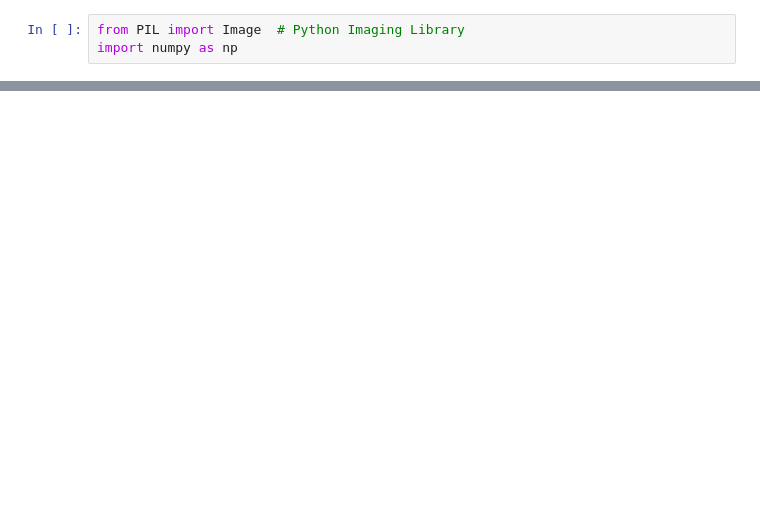
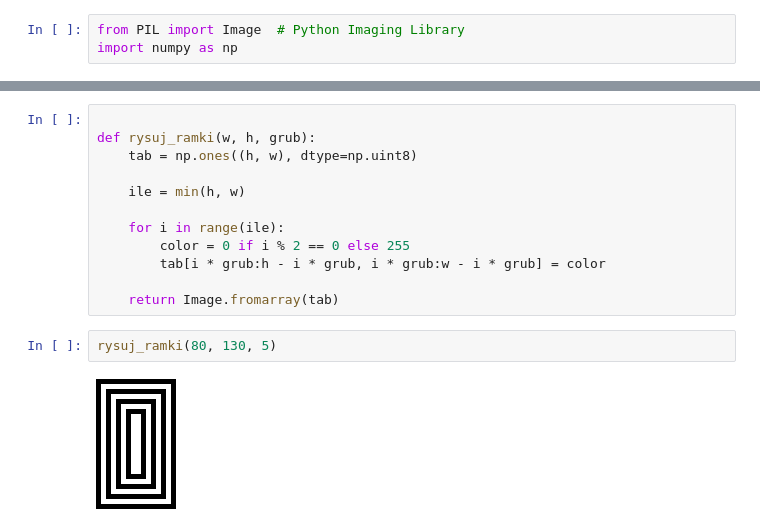
Before and after one commit to BorysPakosz/GrafikaCw, a Jupyter notebook: lab2- pliki-20241010/labb2.ipynb, the cells around one changed output, grey strips where cells are left out. Drawn from its saved outputs; the diff is of its cells as text; blank space fills up the shorter version.

```diff
--- a/lab2- pliki-20241010/labb2.ipynb
+++ b/lab2- pliki-20241010/labb2.ipynb
@@ -35,0 +46,16 @@ rysuj_ramke_w_obrazie(inicjaly, 10)
+# %%
+
+def rysuj_ramki(w, h, grub):
+    tab = np.ones((h, w), dtype=np.uint8)
+
+    ile = min(h, w)
+
+    for i in range(ile):
+        color = 0 if i % 2 == 0 else 255
+        tab[i * grub:h - i * grub, i * grub:w - i * grub] = color
+
+    return Image.fromarray(tab)
+# %%
+rysuj_ramki(80, 130, 5)
+# %% [output]
+[figure, added]
```
Also changed, not shown: parts of 15 cells of this notebook, 7 other files.
